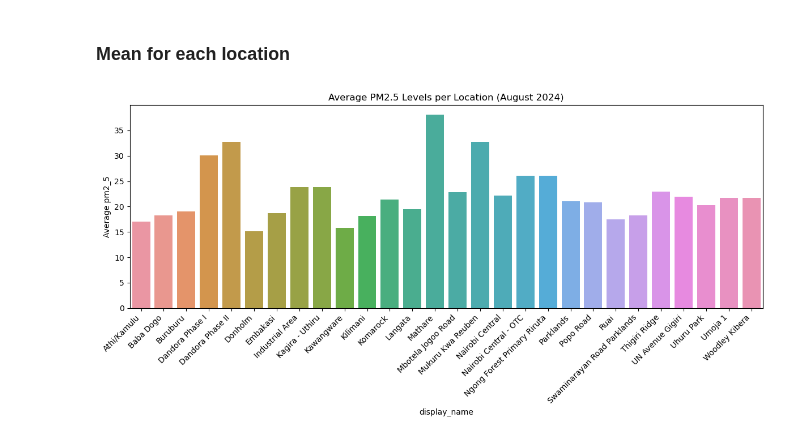
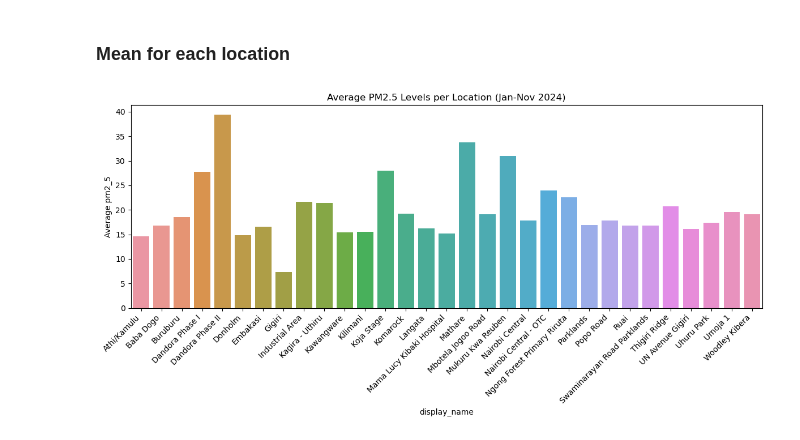
Before and after one commit to ANGI3MAINA/Air_quality_-2024, a Jupyter notebook: notebook.ipynb, the cells around one changed output. Saved outputs shown, nothing was run; the diff lists cells and outputs as text; code cells hidden in the pictures.

Commit message:
average per location

```diff
--- a/notebook.ipynb
+++ b/notebook.ipynb
@@ -260,22 +225,22 @@ plt.show()
 ### Mean for each location
 # %%
 # Group the data by location and calculate the mean pm2.5 for each location
-location_pm =df.groupby('display_name')['pm2_5'].mean().reset_index()
+location_pm =combined_df.groupby('display_name')['pm2_5'].mean().reset_index()
 # %%
 # Plotting the bar graph
 plt.figure(figsize=(12, 6))
 sns.barplot(x='display_name', y='pm2_5', data=location_pm)
 
 # Add labels and title
-plt.title('Average PM2.5 Levels per Location (August 2024)')
+plt.title('Average PM2.5 Levels per Location (Jan-Nov 2024)')
 plt.xlabel('display_name')
 plt.ylabel('Average pm2_5')
 
 # Rotate x-axis labels
 plt.xticks(rotation=45, ha='right')
 
 # Show the plot
 plt.tight_layout()
 plt.show()
 # %% [output]
-[figure, old version]
+[figure, new version]
```
Also changed, not shown: parts of 6 cells of this notebook.
